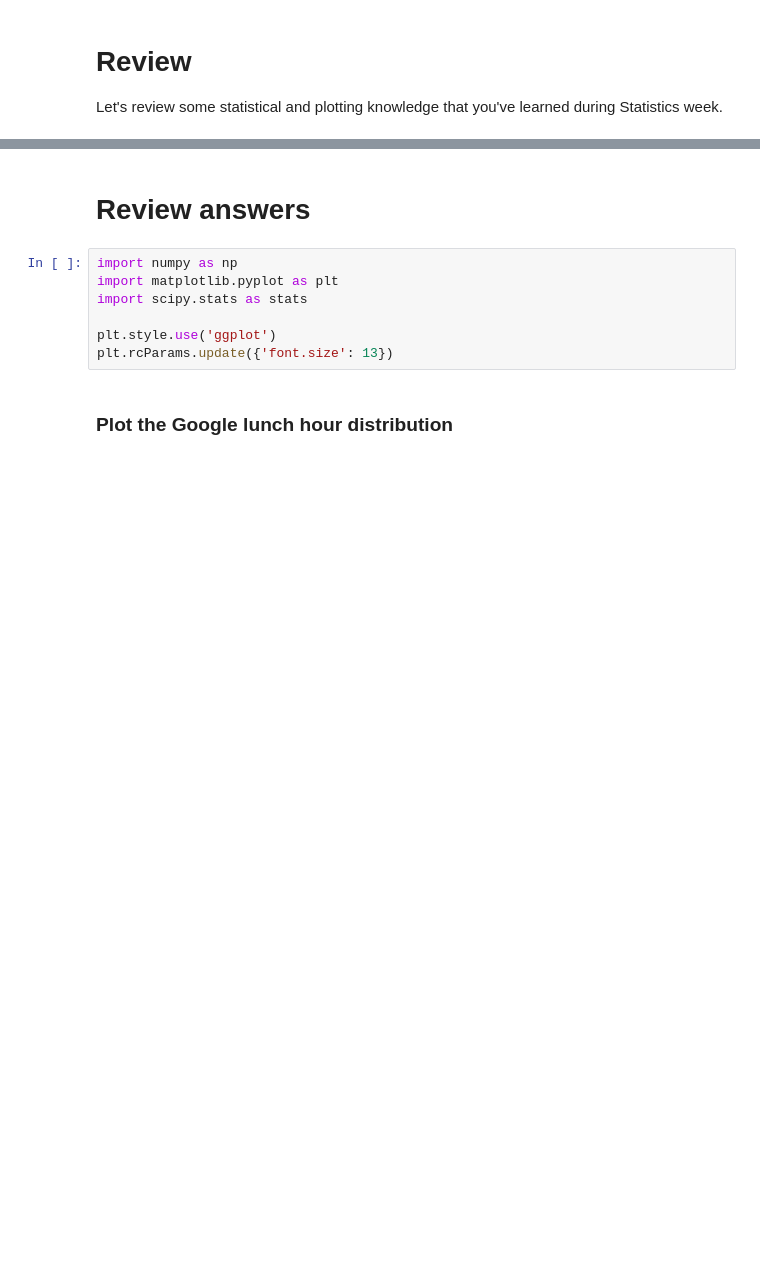
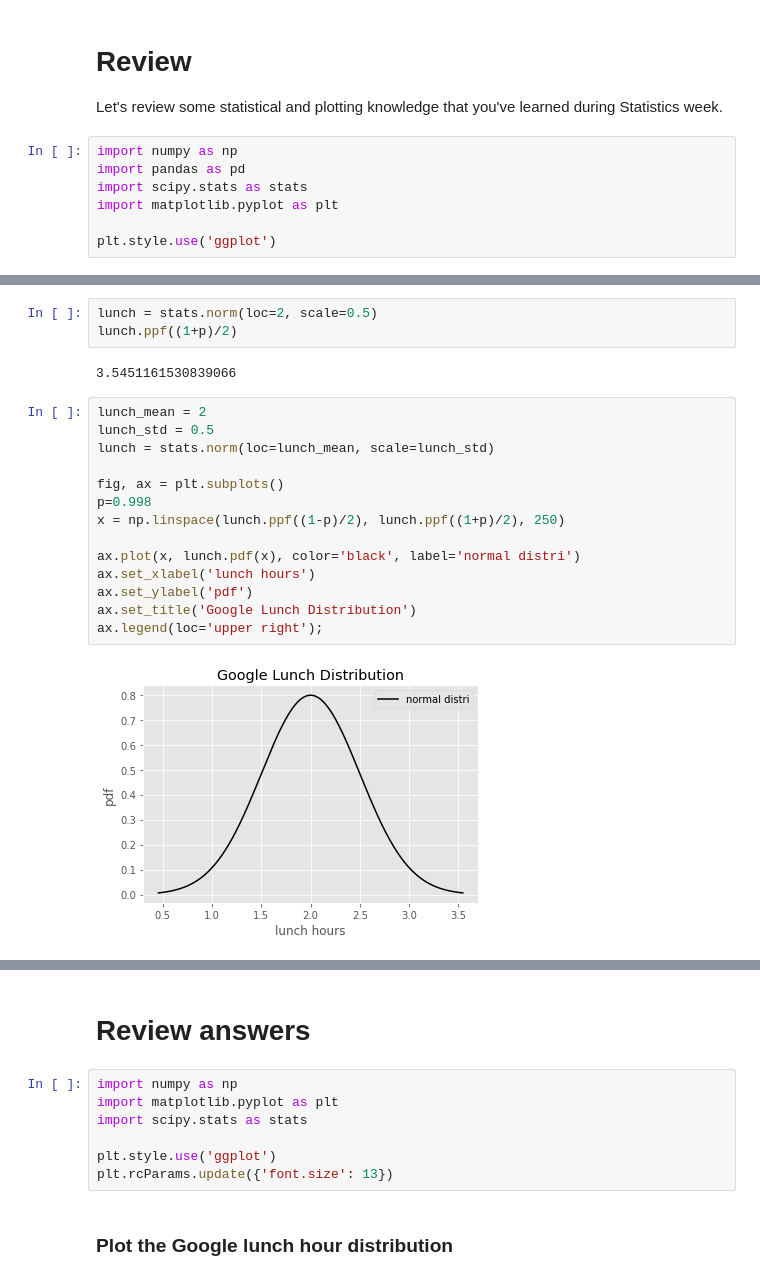
Before and after one commit to MekdiYilma/notes, a Jupyter notebook: central_limit_theorem/Review.ipynb, the cells around one changed output, grey strips where cells are left out. Cells and saved outputs as stored; diff of their text form; blank space fills up the shorter version.

```diff
--- a/central_limit_theorem/Review.ipynb
+++ b/central_limit_theorem/Review.ipynb
@@ -2,6 +2,13 @@
 # Review
 
 Let's review some statistical and plotting knowledge that you've learned during Statistics week.
+# %%
+import numpy as np
+import pandas as pd
+import scipy.stats as stats
+import matplotlib.pyplot as plt
+
+plt.style.use('ggplot')
 # %% [markdown]
 ## Plot the Google lunch hour distribution
 
@@ -21,6 +28,27 @@ Here are some hints to help you re-create this figure:
 * Include a legend, `ax.legend(..`.  The legend will use whatever label you give the data in your `ax.plot(...., label='your label')` command.
 <br>
 You can see almost all the hints above in action [here.](https://docs.scipy.org/doc/scipy/reference/generated/scipy.stats.norm.html)
+# %%
+lunch = stats.norm(loc=2, scale=0.5)
+lunch.ppf((1+p)/2)
+# %% [output]
+3.5451161530839066
+# %%
+lunch_mean = 2
+lunch_std = 0.5
+lunch = stats.norm(loc=lunch_mean, scale=lunch_std)
+
+fig, ax = plt.subplots()
+p=0.998
+x = np.linspace(lunch.ppf((1-p)/2), lunch.ppf((1+p)/2), 250)
+
+ax.plot(x, lunch.pdf(x), color='black', label='normal distri')
+ax.set_xlabel('lunch hours')
+ax.set_ylabel('pdf')
+ax.set_title('Google Lunch Distribution')
+ax.legend(loc='upper right');
+# %% [output]
+[figure, added]
 # %% [markdown]
 ## Find the middle 95% of the distribution
 Use the percentile point function (ppf) to determine both the lower and upper bounds of the middle 95% of lunch hours.
```
Also changed, not shown: parts of 11 cells of this notebook, 5 other files.
